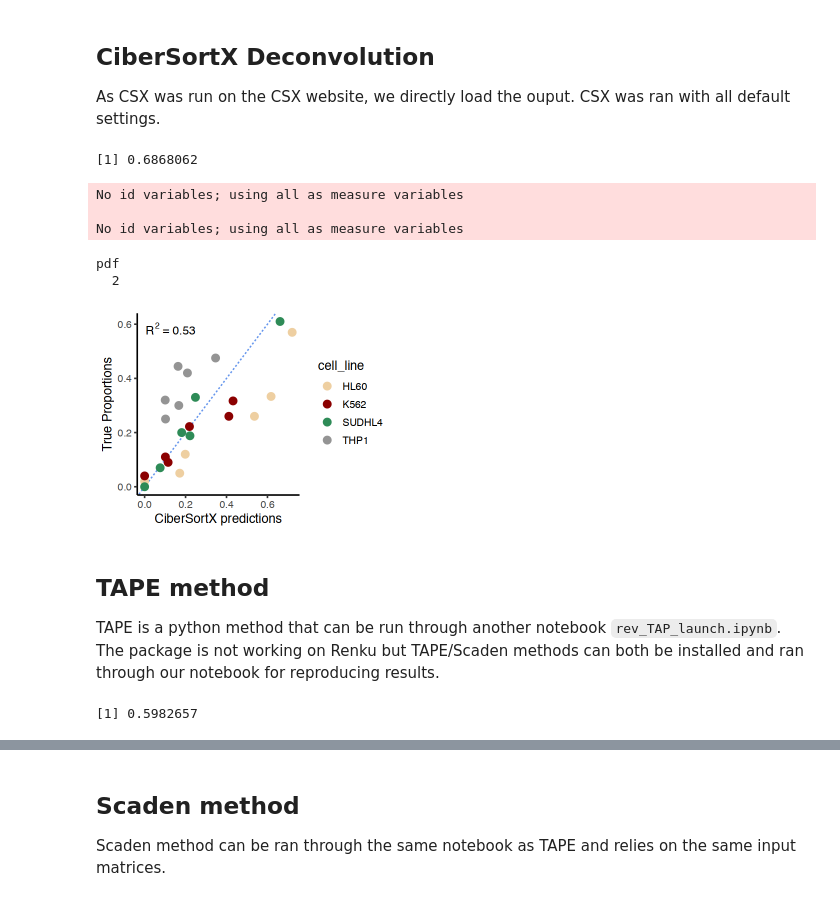
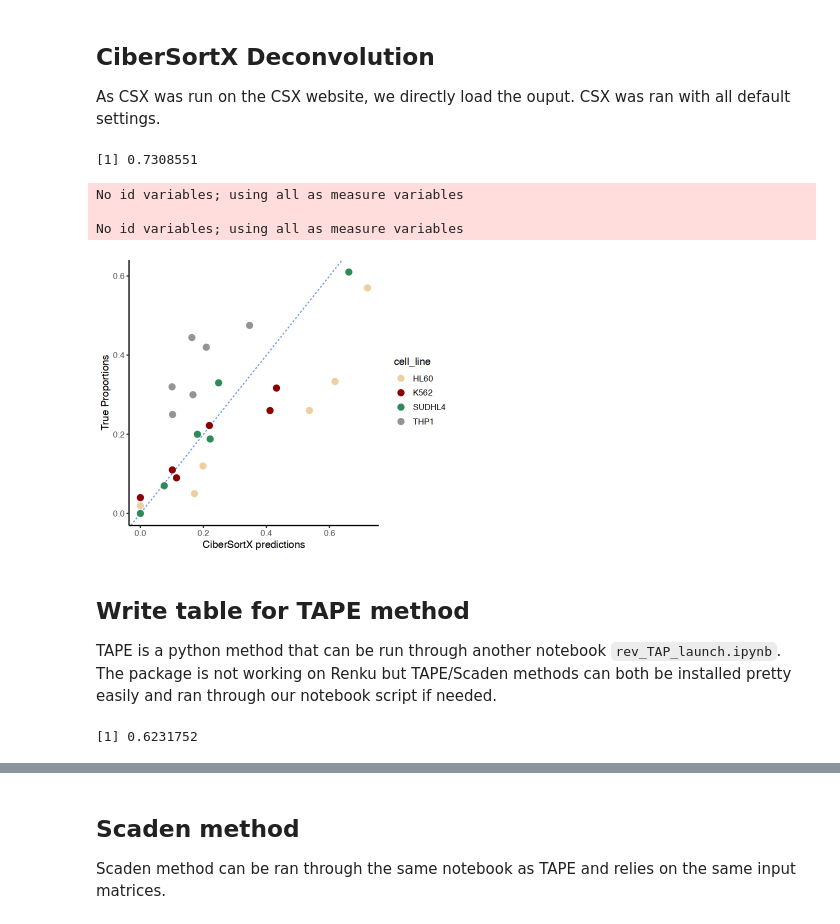
Before and after one commit to alexdray86/coudray2023, a Jupyter notebook: Fig2_deconvolution_invitro.ipynb, the cells around one changed output, grey strips where cells are left out. Cells and saved outputs as stored; diff of their text form; code cells hidden in the pictures.

Commit message:
add last version of notebooks

```diff
--- a/Fig2_deconvolution_invitro.ipynb
+++ b/Fig2_deconvolution_invitro.ipynb
@@ -31,0 +29,4 @@ The following objects are masked _by_ ‘.GlobalEnv’:
+# %%
+# Load ExpressionSet object containing bulk RNA-seq data from in-vitro cell mixes
+bulk.es = readRDS("data/invitro_climb2/invitro_bulk_es_raw.RDS")
+dim(bulk.es)
@@ -585,0 +100,27 @@ Cell-type abundance prediction done.
+# %%
+in_dir_proc_dat = 'data/climb_props_tabs/'
+# CiberSortX
+csx_prop = read.csv(paste0(in_dir_proc_dat,'cibersortx_prop.csv'), row.names = "Mixture")[,seq(1,4)]
+csx_prop = as.matrix(csx_prop[,match(colnames(true_prop), colnames(csx_prop))])
+csx.res = comp_rows_and_cols(csx_prop, true_prop)
+# BayesPrism
+bayesprism_prop = as.matrix(read.csv(paste0(in_dir_proc_dat,'bayesprism_prop.csv'), row.names = 'X'))
+bayesprism.res = comp_rows_and_cols(bayesprism_prop, true_prop)
+# MUSIC
+music_prop = as.matrix(read.csv(paste0(in_dir_proc_dat,'music_prop.csv'), row.names = 'X'))
+music.res = comp_rows_and_cols(music_prop, true_prop)
+# NNLS
+nnls_prop = as.matrix(read.csv(paste0(in_dir_proc_dat,'nnls_prop.csv'), row.names = 'X'))
+nnls.res = comp_rows_and_cols(nnls_prop, true_prop)
+# BisqueRNA
+bisque_prop = as.matrix(read.csv(paste0(in_dir_proc_dat,'bisque_prop.csv'), row.names = 'X'))
+bisque.res = comp_rows_and_cols(bisque_prop, true_prop)
+# Scaden
+scaden_prop = read.csv(paste0(in_dir_proc_dat,'Scaden_prop.csv'), row.names = 'X')
+scaden.res = comp_rows_and_cols(as.matrix(scaden_prop), as.matrix(true_prop))
+# TAPE
+tape_prop = read.csv(paste0(in_dir_proc_dat,'tape_prop.csv'), row.names = 'X')
+tape.res = comp_rows_and_cols(as.matrix(tape_prop), as.matrix(true_prop))
+# Random
+rand_prop = read.csv(paste0(in_dir_proc_dat,'rand_prop.csv'), row.names = 'X')
+rand.res = comp_rows_and_cols(as.matrix(rand_prop), as.matrix(true_prop))
@@ -721,35 +398,27 @@ NNLS seems indeed to perform very bad in that situation no matter how we impleme
 ## CiberSortX Deconvolution
 
 As CSX was run on the CSX website, we directly load the ouput. CSX was ran with all default settings.
-# %%
-csx_prop = all_props$CiberSortX
-median(all_res$CiberSortX[[1]])
-# %% [output]
-[1] 0.6868062
+# %%
+cor(as.vector(csx_prop), as.vector(true_prop))
+# %% [output]
+[1] 0.7308551
 # %%
 df_msc = cbind(reshape2::melt(data.frame(true_prop)),
                reshape2::melt(data.frame(csx_prop)))
 colnames(df_msc) = c('cell_line', 'true.prop', 'x', 'csx_props')
 g = ggplot(df_msc) + geom_abline(slope=1, linetype = "dashed", colour='cornflowerblue') +
     geom_point(aes(y=true.prop, x=csx_props, colour=cell_line), size=3) + theme_classic2() +
-    stat_poly_eq(aes(y=true.prop, x=csx_props)) +
+    #stat_poly_eq(aes(y=true.prop, x=csx_props)) +
     scale_color_manual(values=c('navajowhite2',  'darkred', 'seagreen', 'grey58')) +
     ylab('True Proportions') + xlab('CiberSortX predictions')
-pdf('results/fig2/scatter_cibersortx.pdf', width=4, height=3) ; g ; dev.off()
+#pdf("results/climb_invitro/figs/invitro_CiberSortX_2d.pdf", width=4, height=3) ; g ; dev.off()
 g
 # %% [output]
 No id variables; using all as measure variables
 
 No id variables; using all as measure variables
-pdf
-  2
-[figure, old version]
+[figure, new version]
 # %% [markdown]
-## TAPE method
+## Write table for TAPE method
 
-TAPE is a python method that can be run through another notebook `rev_TAP_launch.ipynb`. The package is not working on Renku but TAPE/Scaden methods can both be installed and ran through our notebook for reproducing results.
+TAPE is a python method that can be run through another notebook `rev_TAP_launch.ipynb`. The package is not working on Renku but TAPE/Scaden methods can both be installed pretty easily and ran through our notebook script if needed.
-# %%
-tape_prop = all_props$TAPE
-median(all_res$TAPE[[1]])
-# %% [output]
-[1] 0.5982657
@@ -755,0 +432,4 @@ median(all_res$TAPE[[1]])
+# %%
+cor(as.vector(as.matrix(tape_prop)), as.vector(as.matrix(true_prop)))
+# %% [output]
+[1] 0.6231752
```
Also changed, not shown: parts of 162 cells of this notebook, 4 other files.
